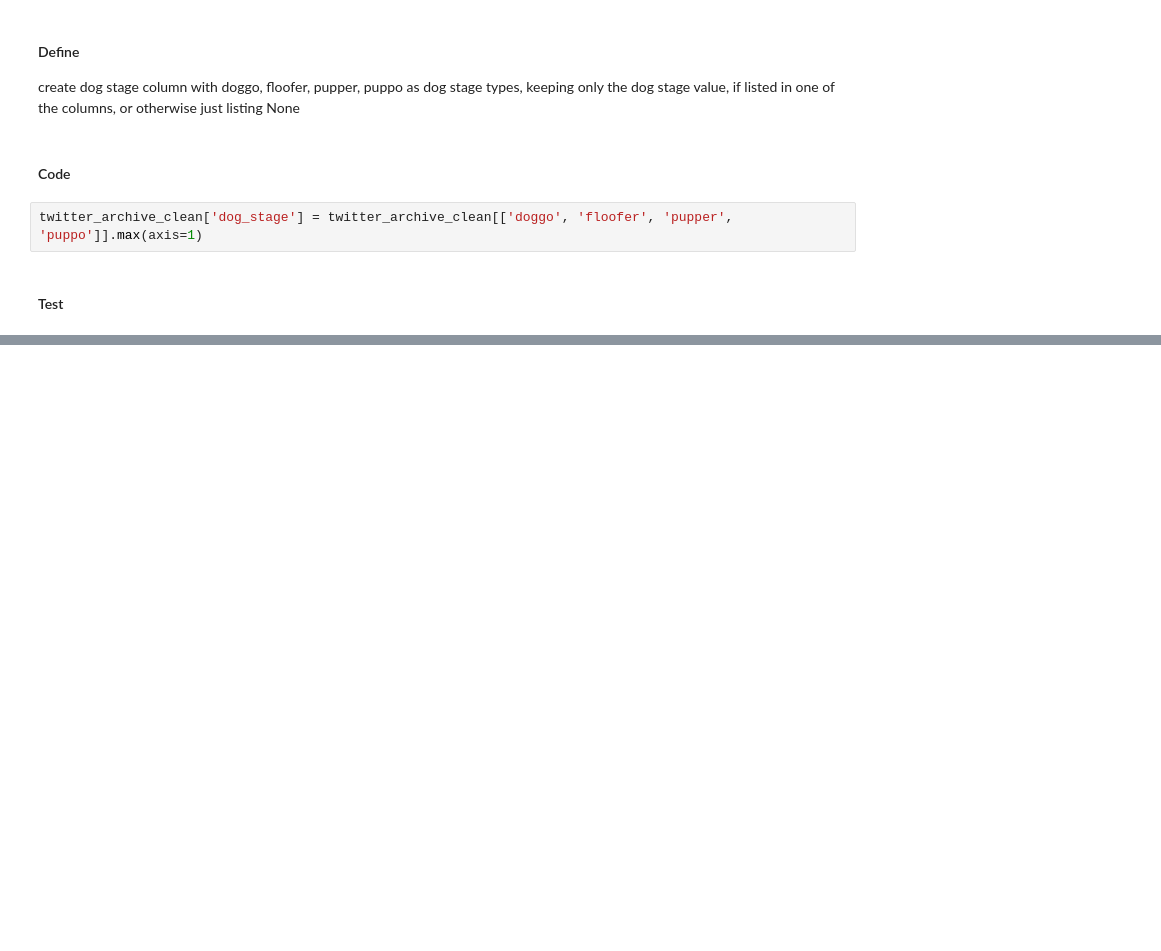
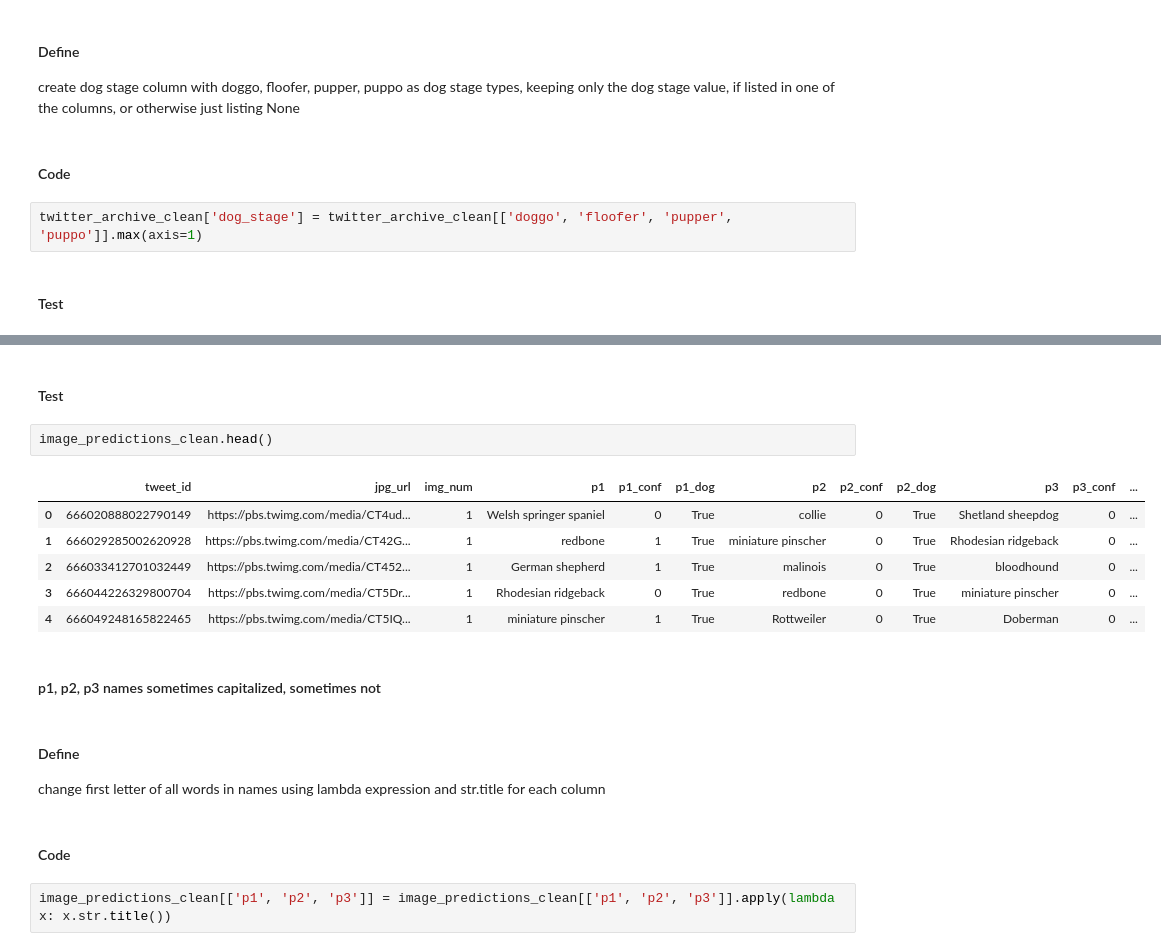
Before and after one commit to PhilipKarns/we_rate_dogs, a Jupyter notebook: wrangle_act.ipynb, the cells around one changed output, grey strips where cells are left out. Drawn from its saved outputs; the diff is of its cells as text; blank space fills up the shorter version.

```diff
--- a/wrangle_act.ipynb
+++ b/wrangle_act.ipynb
@@ -328,0 +605,20 @@ https://stackoverflow.com/questions/55394854/how-to-change-the-format-of-describ
+# %% [markdown]
+#### Test
+# %%
+image_predictions_clean.head()
+# %% [output]
+|  | tweet_id | jpg_url | img_num | p1 | p1_conf | p1_dog | p2 | p2_conf | p2_dog | p3 | p3_conf | ... |
+| 0 | 666020888022790149 | https://pbs.twimg.com/media/CT4ud... | 1 | Welsh springer spaniel | 0 | True | collie | 0 | True | Shetland sheepdog | 0 | ... |
+| 1 | 666029285002620928 | https://pbs.twimg.com/media/CT42G... | 1 | redbone | 1 | True | miniature pinscher | 0 | True | Rhodesian ridgeback | 0 | ... |
+| 2 | 666033412701032449 | https://pbs.twimg.com/media/CT452... | 1 | German shepherd | 1 | True | malinois | 0 | True | bloodhound | 0 | ... |
+| 3 | 666044226329800704 | https://pbs.twimg.com/media/CT5Dr... | 1 | Rhodesian ridgeback | 0 | True | redbone | 0 | True | miniature pinscher | 0 | ... |
+| 4 | 666049248165822465 | https://pbs.twimg.com/media/CT5IQ... | 1 | miniature pinscher | 1 | True | Rottweiler | 0 | True | Doberman | 0 | ... |
+# %% [markdown]
+#### p1, p2, p3 names sometimes capitalized, sometimes not
+# %% [markdown]
+#### Define
+change first letter of all words in names using lambda expression and str.title for each column
+# %% [markdown]
+#### Code
+# %%
+image_predictions_clean[['p1', 'p2', 'p3']] = image_predictions_clean[['p1', 'p2', 'p3']].apply(lambda x: x.str.title())
```
Also changed, not shown: parts of 85 cells of this notebook, 2 other files.
